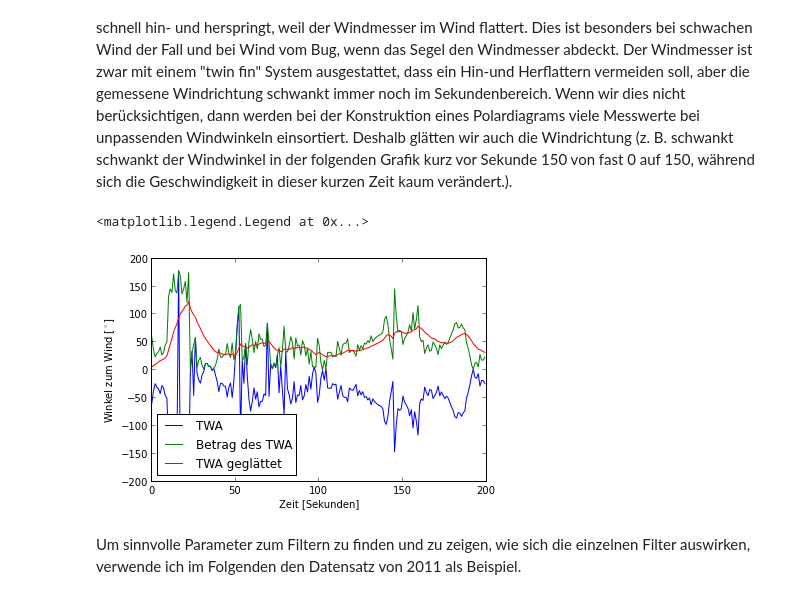
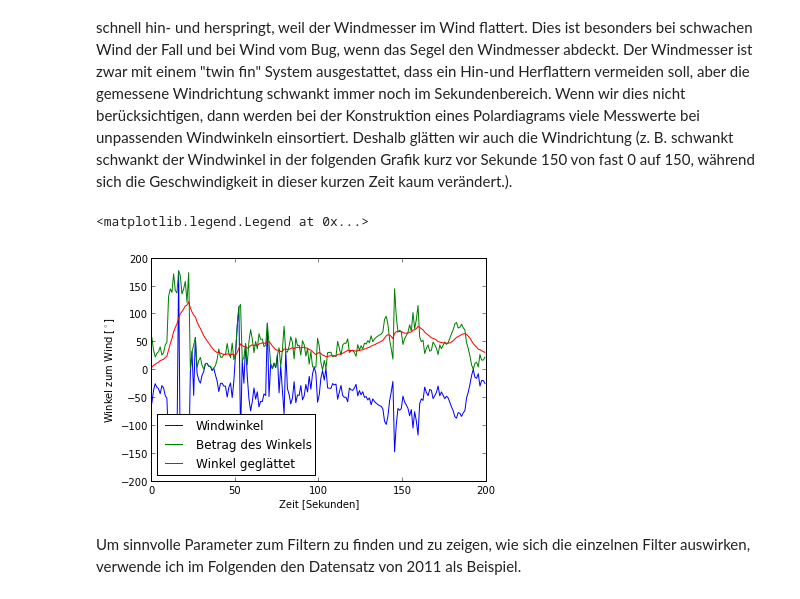
Before and after one commit to Roemerschiff/NX2, a Jupyter notebook: analysis/Polarplots.ipynb, the cells around one changed output. Cells and saved outputs as stored; diff of their text form; code cells hidden in the pictures.

```diff
--- a/Polarplots.ipynb
+++ b/analysis/Polarplots.ipynb
@@ -117,13 +120,13 @@ Deshalb glätten wir auch die Windrichtung (z. B. schwankt schwankt der Windwink
 # %%
 plt.plot(d11['TWA'][3600:3800], label = 'Windwinkel')
 plt.plot(np.abs(d11['TWA'][3600:3800]), label = "Betrag des Winkels")
-plt.plot(smooth_expdec(np.abs(d11['TWA'][3600:3800]), 10), label = u"Winkel geglättet")
+plt.plot(NX2.math.smooth_expdec(np.abs(d11['TWA'][3600:3800]), 10), label = u"Winkel geglättet")
 plt.xlabel('Zeit [Sekunden]')
 plt.ylabel('Winkel zum Wind [$^{\circ}$]')
 plt.legend(loc = 'lower left')
 # %% [output]
 <matplotlib.legend.Legend at 0x...>
-[figure, old version]
+[figure, new version]
 # %% [markdown]
 Um sinnvolle Parameter zum Filtern zu finden und zu zeigen, wie sich die einzelnen Filter auswirken, verwende ich im Folgenden den Datensatz von 2011 als Beispiel.
 # %%
```
Also changed, not shown: parts of 16 cells of this notebook, 12 other files.
